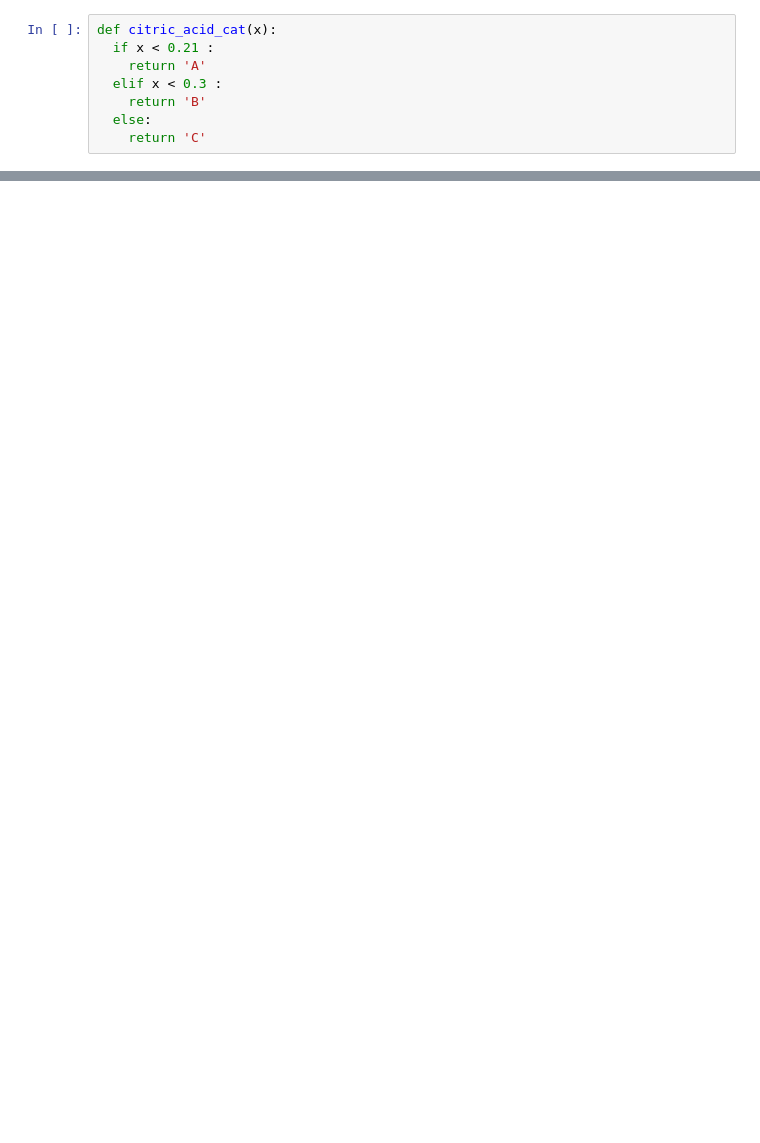
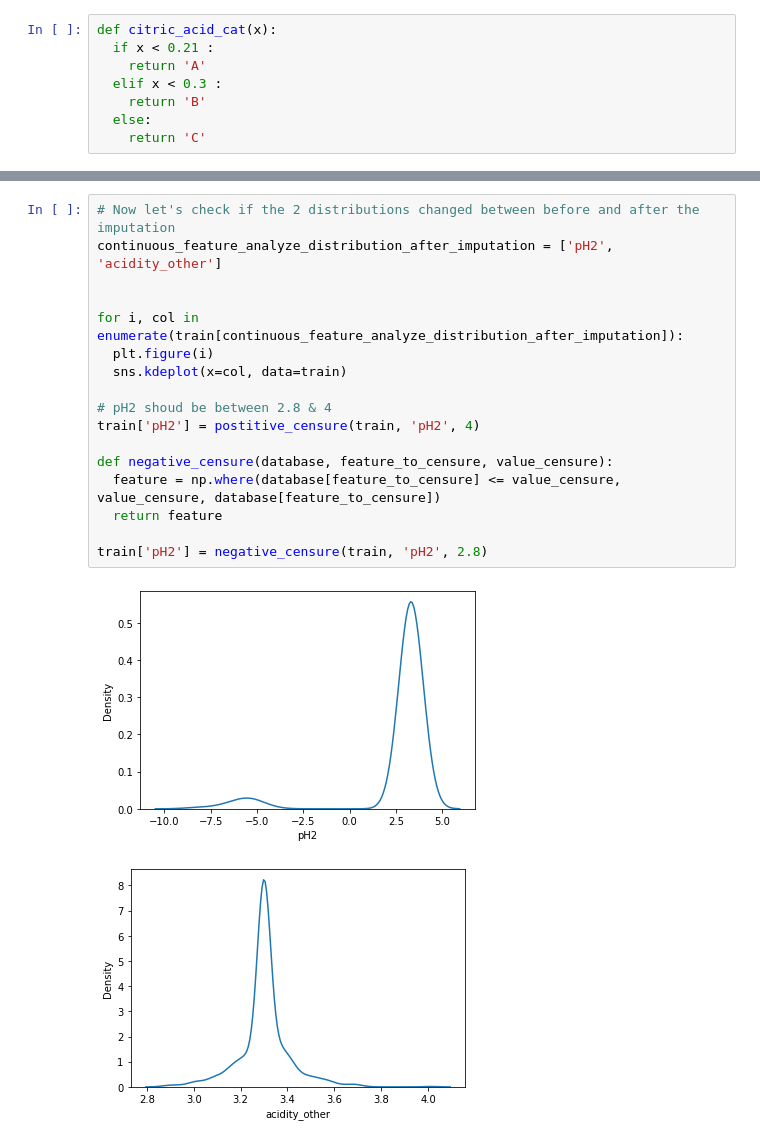
Before and after one commit to StefanOVFDE/Academypublic, a Jupyter notebook: Lesson_Session4_HomeLearning.ipynb, the cells around one changed output, grey strips where cells are left out. Saved outputs shown, nothing was run; the diff lists cells and outputs as text; blank space fills up the shorter version.

```diff
--- a/Lesson_Session4_HomeLearning.ipynb
+++ b/Lesson_Session4_HomeLearning.ipynb
@@ -161,0 +244,20 @@ dtype: object
+# %%
+# Now let's check if the 2 distributions changed between before and after the imputation
+continuous_feature_analyze_distribution_after_imputation = ['pH2', 'acidity_other']
+
+
+for i, col in enumerate(train[continuous_feature_analyze_distribution_after_imputation]):
+  plt.figure(i)
+  sns.kdeplot(x=col, data=train)
+
+# pH2 shoud be between 2.8 & 4
+train['pH2'] = postitive_censure(train, 'pH2', 4)
+
+def negative_censure(database, feature_to_censure, value_censure):
+  feature = np.where(database[feature_to_censure] <= value_censure, value_censure, database[feature_to_censure])
+  return feature
+
+train['pH2'] = negative_censure(train, 'pH2', 2.8)
+# %% [output]
+[figure, added]
+[figure, added]
```
Also changed, not shown: parts of 19 cells of this notebook.
